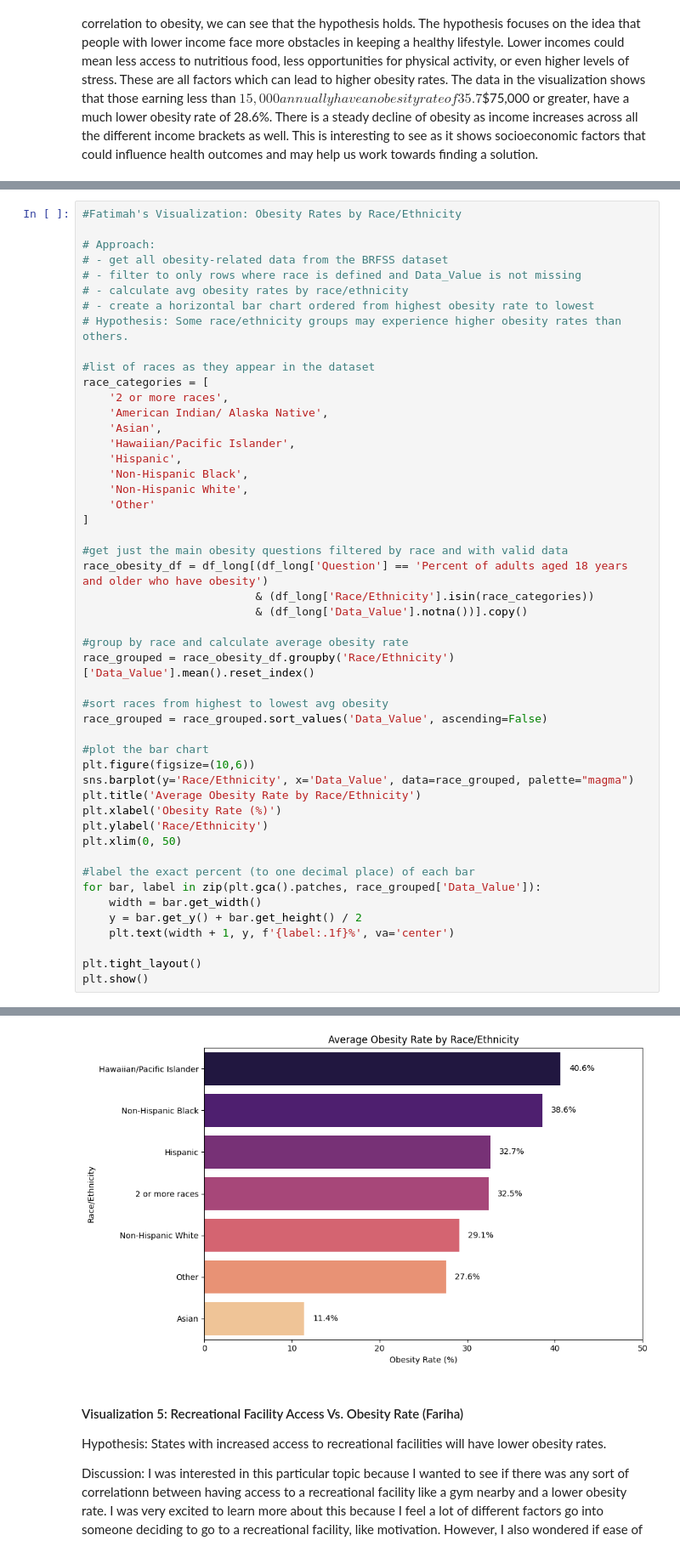
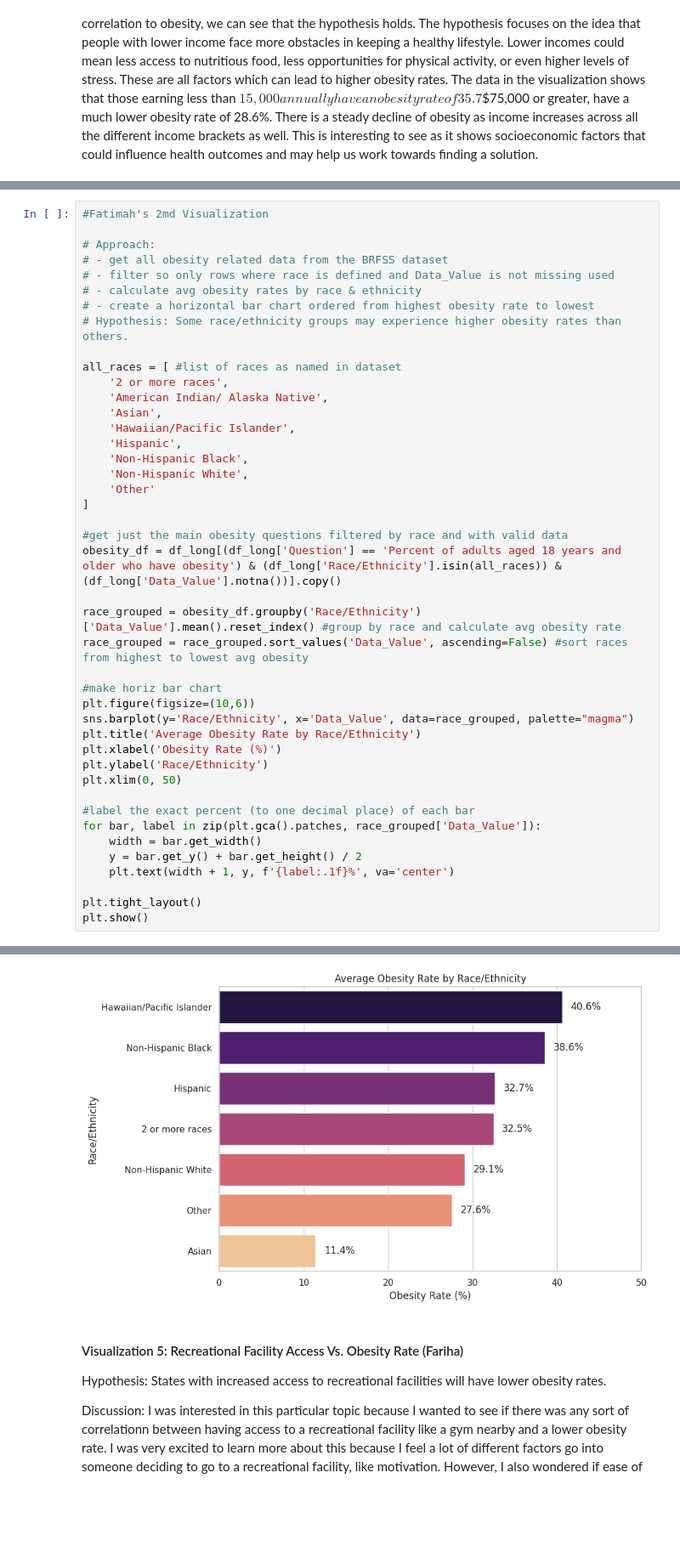
Before and after one commit to ShimraHazmi/CS418Project, a Jupyter notebook: ObesityAnalysisFinal.ipynb, the cells around one changed output, grey strips where cells are left out. Shown at 85% size. Drawn from its saved outputs; the diff is of its cells as text; blank space fills up the shorter version.

```diff
--- a/ObesityAnalysisFinal.ipynb
+++ b/ObesityAnalysisFinal.ipynb
@@ -1124,15 +832,14 @@ Passing `palette` without assigning `hue` is deprecated and will be removed in v
 # %%
-#Fatimah's Visualization: Obesity Rates by Race/Ethnicity
+#Fatimah's 2md Visualization
 
 # Approach:
-# - get all obesity-related data from the BRFSS dataset
-# - filter to only rows where race is defined and Data_Value is not missing
-# - calculate avg obesity rates by race/ethnicity
+# - get all obesity related data from the BRFSS dataset
+# - filter so only rows where race is defined and Data_Value is not missing used
+# - calculate avg obesity rates by race & ethnicity
 # - create a horizontal bar chart ordered from highest obesity rate to lowest
 # Hypothesis: Some race/ethnicity groups may experience higher obesity rates than others.
 
-#list of races as they appear in the dataset
-race_categories = [
+all_races = [ #list of races as named in dataset
     '2 or more races',
     'American Indian/ Alaska Native',
     'Asian',
@@ -1144,17 +851,12 @@ race_categories = [
 ]
 
 #get just the main obesity questions filtered by race and with valid data
-race_obesity_df = df_long[(df_long['Question'] == 'Percent of adults aged 18 years and older who have obesity')
-                          & (df_long['Race/Ethnicity'].isin(race_categories))
-                          & (df_long['Data_Value'].notna())].copy()
+obesity_df = df_long[(df_long['Question'] == 'Percent of adults aged 18 years and older who have obesity') & (df_long['Race/Ethnicity'].isin(all_races)) & (df_long['Data_Value'].notna())].copy()
 
-#group by race and calculate average obesity rate
-race_grouped = race_obesity_df.groupby('Race/Ethnicity')['Data_Value'].mean().reset_index()
+race_grouped = obesity_df.groupby('Race/Ethnicity')['Data_Value'].mean().reset_index() #group by race and calculate avg obesity rate
+race_grouped = race_grouped.sort_values('Data_Value', ascending=False) #sort races from highest to lowest avg obesity
 
-#sort races from highest to lowest avg obesity
-race_grouped = race_grouped.sort_values('Data_Value', ascending=False)
-
-#plot the bar chart
+#make horiz bar chart
 plt.figure(figsize=(10,6))
 sns.barplot(y='Race/Ethnicity', x='Data_Value', data=race_grouped, palette="magma")
 plt.title('Average Obesity Rate by Race/Ethnicity')
@@ -1177,4 +877,4 @@ Passing `palette` without assigning `hue` is deprecated and will be removed in v
-[figure, old version]
+[figure, new version]
 # %% [markdown]
 #### Visualization 5: Recreational Facility Access Vs. Obesity Rate (Fariha)
 
```
Also changed, not shown: parts of 44 cells of this notebook.
